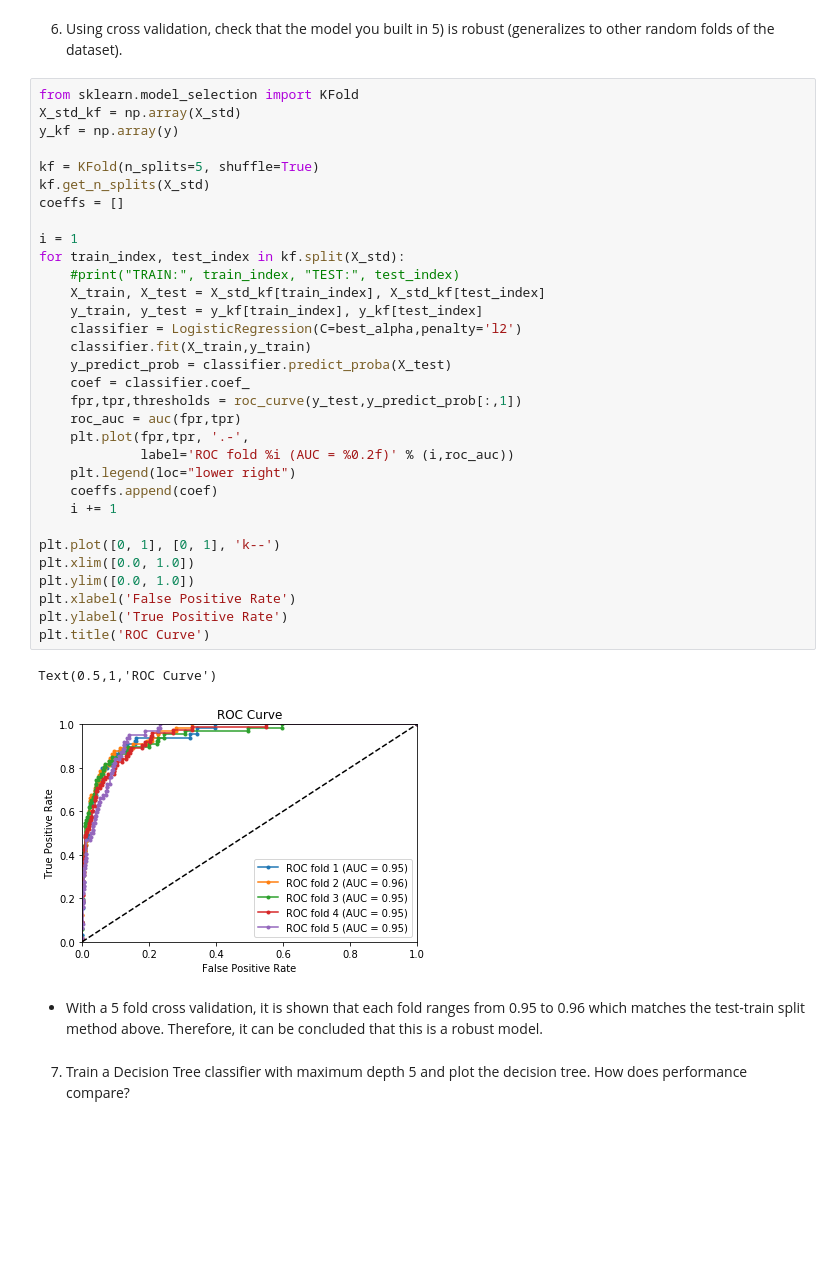
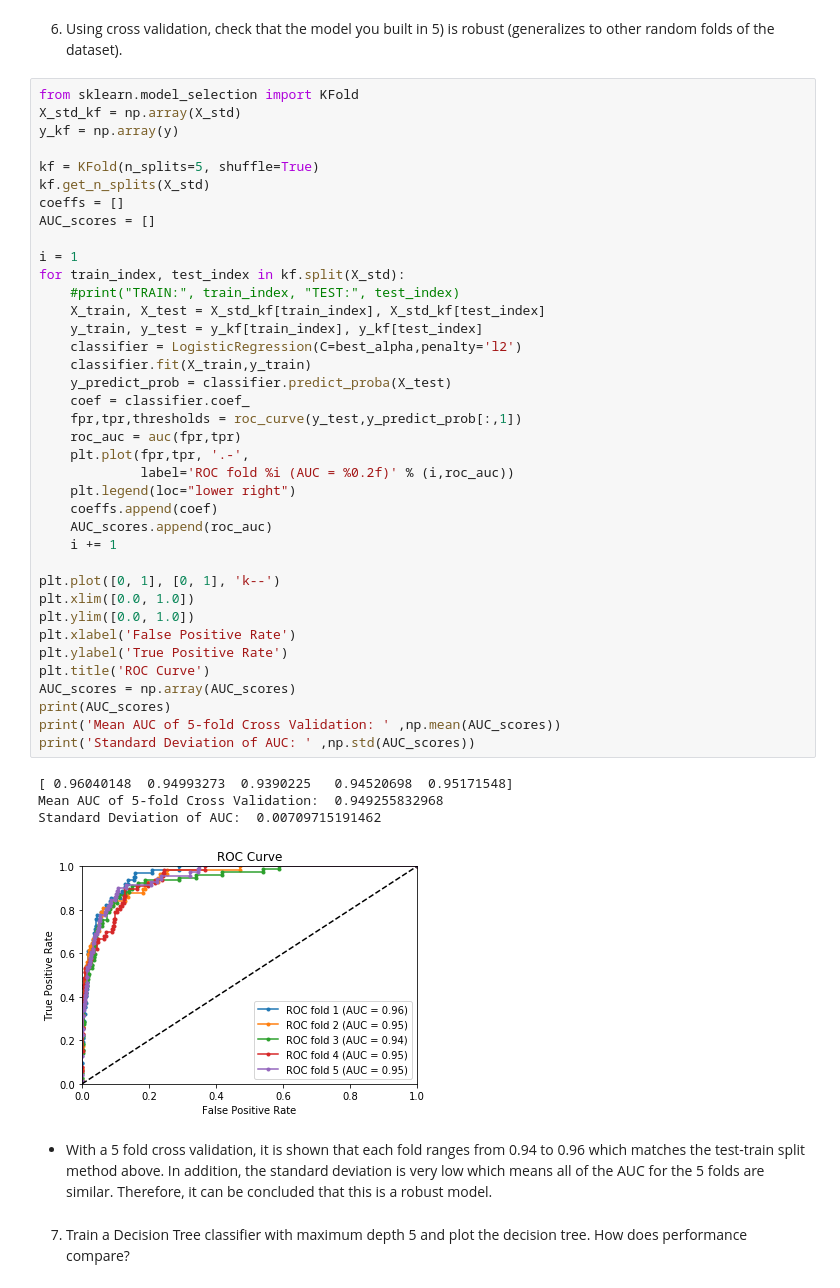
Before and after one commit to Columbia-Intro-Data-Science/python-introduction-kj2431, a Jupyter notebook: Homework3-kj2431.ipynb, the cells around one changed output. Cells and saved outputs as stored; diff of their text form; blank space fills up the shorter version.

```diff
--- a/Homework3-kj2431.ipynb
+++ b/Homework3-kj2431.ipynb
@@ -235,37 +235,45 @@ X_std_kf = np.array(X_std)
 y_kf = np.array(y)
 
 kf = KFold(n_splits=5, shuffle=True)
 kf.get_n_splits(X_std)
 coeffs = []
+AUC_scores = []
 
 i = 1
 for train_index, test_index in kf.split(X_std):
     #print("TRAIN:", train_index, "TEST:", test_index)
     X_train, X_test = X_std_kf[train_index], X_std_kf[test_index]
     y_train, y_test = y_kf[train_index], y_kf[test_index]
     classifier = LogisticRegression(C=best_alpha,penalty='l2')
     classifier.fit(X_train,y_train)
     y_predict_prob = classifier.predict_proba(X_test)
     coef = classifier.coef_
     fpr,tpr,thresholds = roc_curve(y_test,y_predict_prob[:,1])
     roc_auc = auc(fpr,tpr)
     plt.plot(fpr,tpr, '.-',
              label='ROC fold %i (AUC = %0.2f)' % (i,roc_auc))
     plt.legend(loc="lower right")
     coeffs.append(coef)
+    AUC_scores.append(roc_auc)
     i += 1
 
 plt.plot([0, 1], [0, 1], 'k--')
 plt.xlim([0.0, 1.0])
 plt.ylim([0.0, 1.0])
 plt.xlabel('False Positive Rate')
 plt.ylabel('True Positive Rate')
 plt.title('ROC Curve')
+AUC_scores = np.array(AUC_scores)
+print(AUC_scores)
+print('Mean AUC of 5-fold Cross Validation: ' ,np.mean(AUC_scores))
+print('Standard Deviation of AUC: ' ,np.std(AUC_scores))
 # %% [output]
-Text(0.5,1,'ROC Curve')
+[ 0.96040148  0.94993273  0.9390225   0.94520698  0.95171548]
+Mean AUC of 5-fold Cross Validation:  0.949255832968
+Standard Deviation of AUC:  0.00709715191462
-[figure, old version]
+[figure, new version]
 # %% [markdown]
-- With a 5 fold cross validation, it is shown that each fold ranges from 0.95 to 0.96 which matches the test-train split method above. Therefore, it can be concluded that this is a robust model.
+- With a 5 fold cross validation, it is shown that each fold ranges from 0.94 to 0.96 which matches the test-train split method above. In addition, the standard deviation is very low which means all of the AUC for the 5 folds are similar. Therefore, it can be concluded that this is a robust model.
 # %% [markdown]
 7) Train a Decision Tree classifier with maximum depth 5 and plot the decision tree. How does performance compare?
 # %%
```
Also changed, not shown: parts of 1 cell of this notebook.
